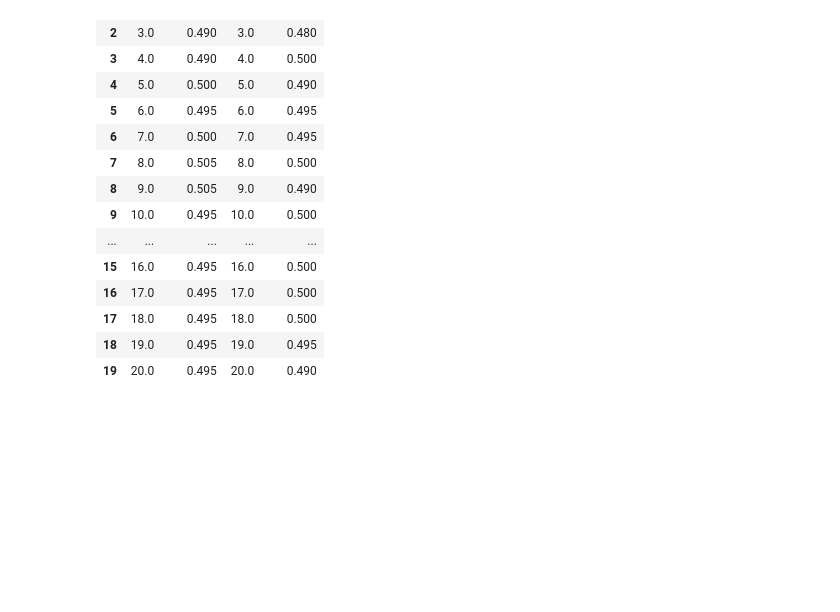
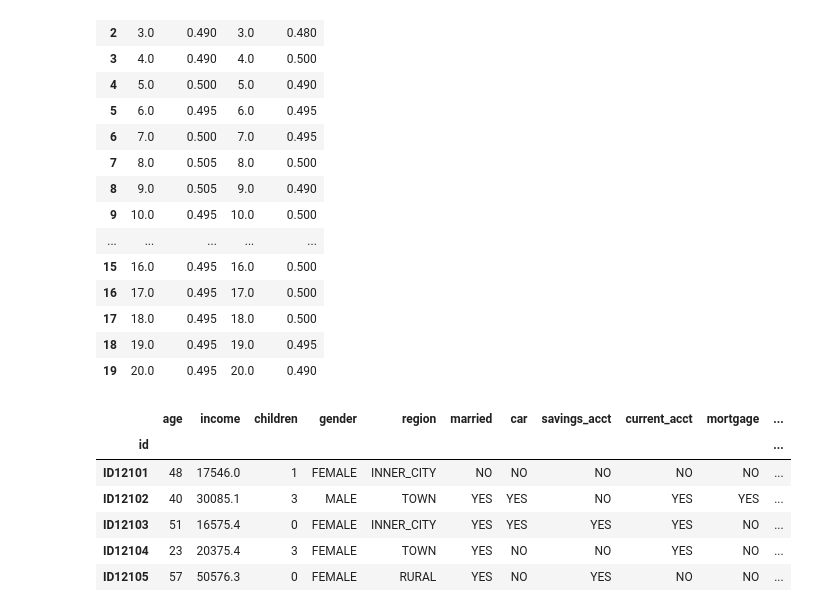
Before and after one commit to MickeyGeorge/dsc478, a Jupyter notebook: Assignment2/MichaelJanke_Assignment2.ipynb, the cells around one changed output. Saved outputs shown, nothing was run; the diff lists cells and outputs as text; code cells hidden in the pictures; blank space fills up the shorter version.

```diff
--- a/Assignment2/MichaelJanke_Assignment2.ipynb
+++ b/Assignment2/MichaelJanke_Assignment2.ipynb
@@ -616,3 +616,18 @@ pd.concat([cosineDF, cosineWeightedDF], axis=1)
 | 19 | 20.0 | 0.495 | 20.0 | 0.490 |
 # %%
 ## 1.e -- To Do
+# %%
+## 2.a
+
+## Read in bank data
+
+bankData = pd.read_csv('bank_data.csv', index_col=0)
+bankData.head()
+# %% [output]
+|  | age | income | children | gender | region | married | car | savings_acct | current_acct | mortgage | ... |
+| id |  |  |  |  |  |  |  |  |  |  | ... |
+| ID12101 | 48 | 17546.0 | 1 | FEMALE | INNER_CITY | NO | NO | NO | NO | NO | ... |
+| ID12102 | 40 | 30085.1 | 3 | MALE | TOWN | YES | YES | NO | YES | YES | ... |
+| ID12103 | 51 | 16575.4 | 0 | FEMALE | INNER_CITY | YES | YES | YES | YES | NO | ... |
+| ID12104 | 23 | 20375.4 | 3 | FEMALE | TOWN | YES | NO | NO | YES | NO | ... |
+| ID12105 | 57 | 50576.3 | 0 | FEMALE | RURAL | YES | NO | YES | NO | NO | ... |
```
Also changed, not shown: parts of 19 cells of this notebook.
